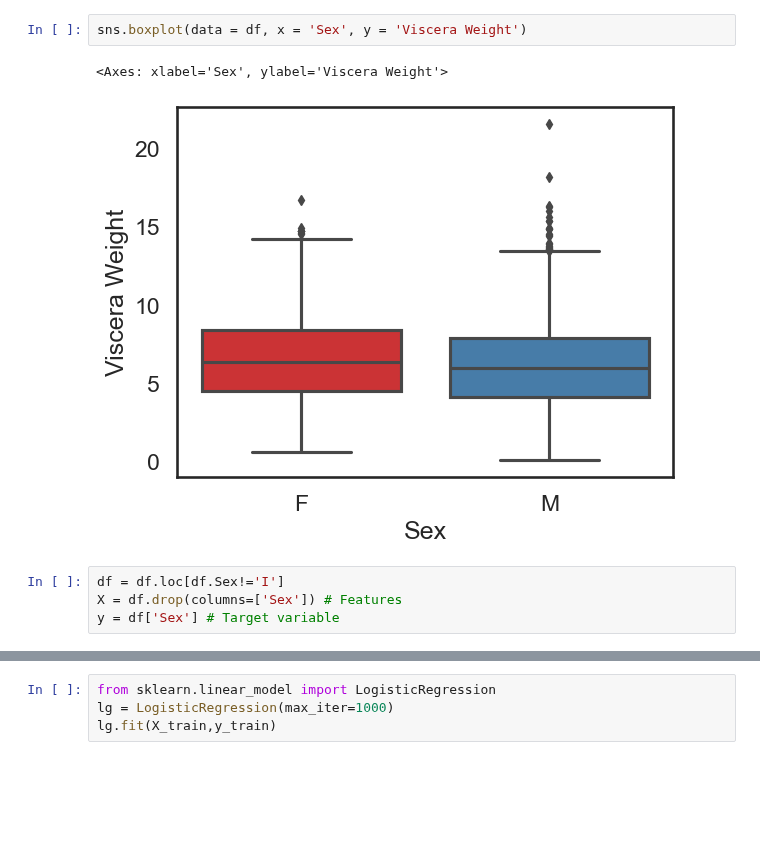
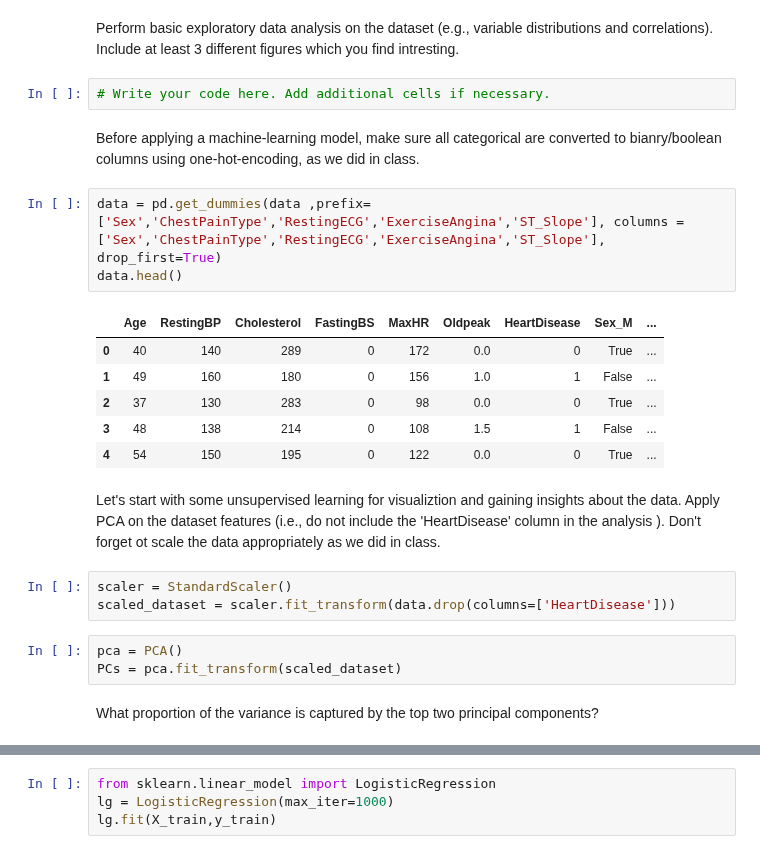
Before and after one commit to yoavram/PyDataSciBio, a Jupyter notebook: hw_solutions/hw4_classification_dimensionality_reduction.ipynb, the cells around one changed output, grey strips where cells are left out. Cells and saved outputs as stored; diff of their text form; blank space fills up the shorter version.

```diff
--- a/hw_solutions/hw4_classification_dimensionality_reduction.ipynb
+++ b/hw_solutions/hw4_classification_dimensionality_reduction.ipynb
@@ -33,9 +37,26 @@ df
-# %%
-sns.boxplot(data = df, x = 'Sex', y = 'Viscera Weight')
-# %% [output]
-<Axes: xlabel='Sex', ylabel='Viscera Weight'>
-[figure, removed]
-# %%
-df = df.loc[df.Sex!='I']
-X = df.drop(columns=['Sex']) # Features
-y = df['Sex'] # Target variable
+# %% [markdown]
+Perform basic exploratory data analysis on the dataset (e.g., variable distributions and correlations). Include at least 3 different figures which you find intresting.
+# %%
+# Write your code here. Add additional cells if necessary.
+# %% [markdown]
+Before applying a machine-learning model, make sure all categorical are converted to bianry/boolean columns using one-hot-encoding, as we did in class.
+# %%
+data = pd.get_dummies(data ,prefix=['Sex','ChestPainType','RestingECG','ExerciseAngina','ST_Slope'], columns = ['Sex','ChestPainType','RestingECG','ExerciseAngina','ST_Slope'], drop_first=True)
+data.head()
+# %% [output]
+|  | Age | RestingBP | Cholesterol | FastingBS | MaxHR | Oldpeak | HeartDisease | Sex_M | ... |
+| 0 | 40 | 140 | 289 | 0 | 172 | 0.0 | 0 | True | ... |
+| 1 | 49 | 160 | 180 | 0 | 156 | 1.0 | 1 | False | ... |
+| 2 | 37 | 130 | 283 | 0 | 98 | 0.0 | 0 | True | ... |
+| 3 | 48 | 138 | 214 | 0 | 108 | 1.5 | 1 | False | ... |
+| 4 | 54 | 150 | 195 | 0 | 122 | 0.0 | 0 | True | ... |
+# %% [markdown]
+Let's start with some unsupervised learning for visualiztion and gaining insights about the data. Apply PCA on the dataset features (i.e., do not include the 'HeartDisease' column in the analysis ). Don't forget ot scale the data appropriately as we did in class.
+# %%
+scaler = StandardScaler()
+scaled_dataset = scaler.fit_transform(data.drop(columns=['HeartDisease']))
+# %%
+pca = PCA()
+PCs = pca.fit_transform(scaled_dataset)
+# %% [markdown]
+What proportion of the variance is captured by the top two principal components?
```
Also changed, not shown: parts of 25 cells of this notebook, 13 other files.
